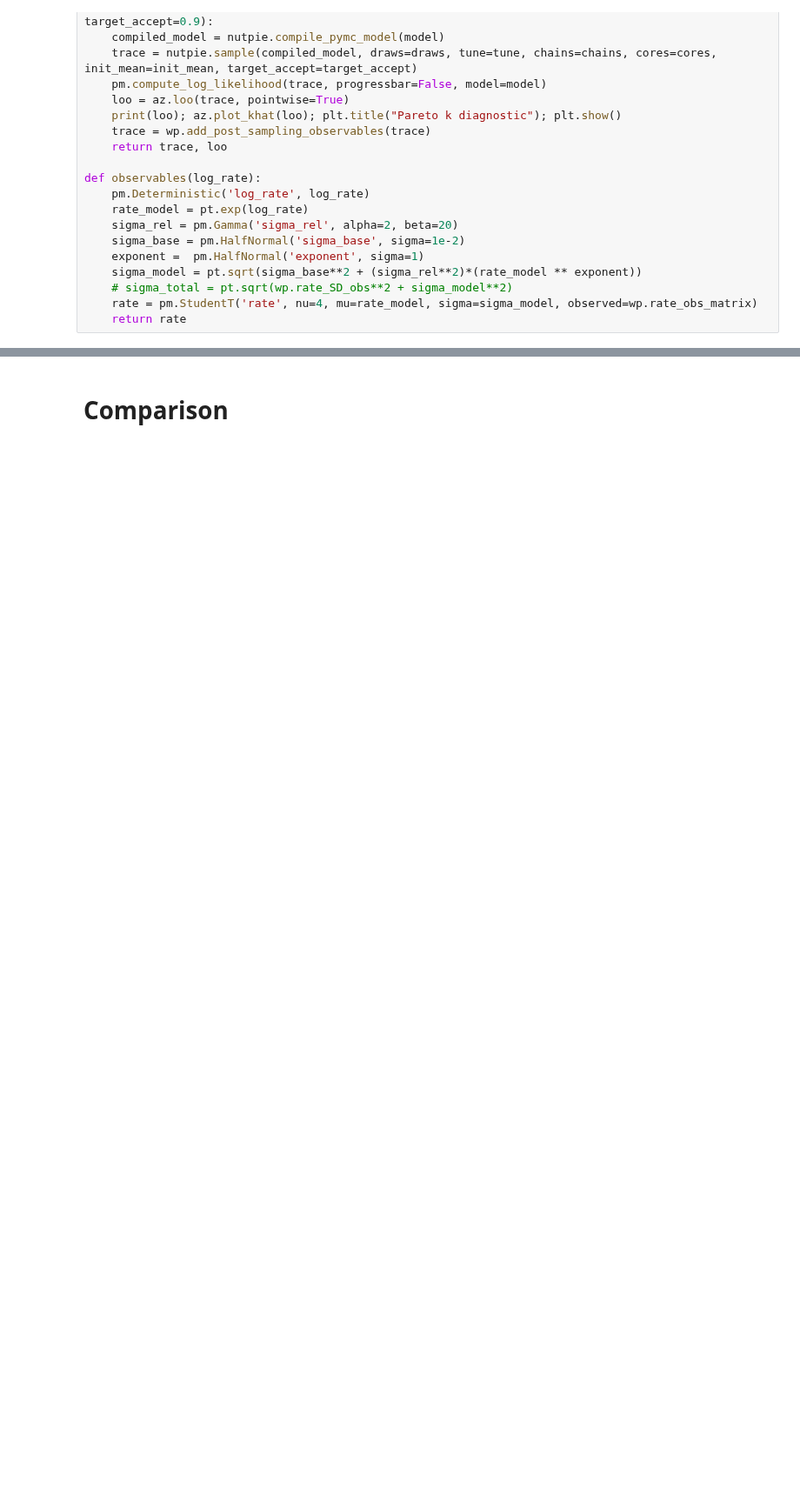
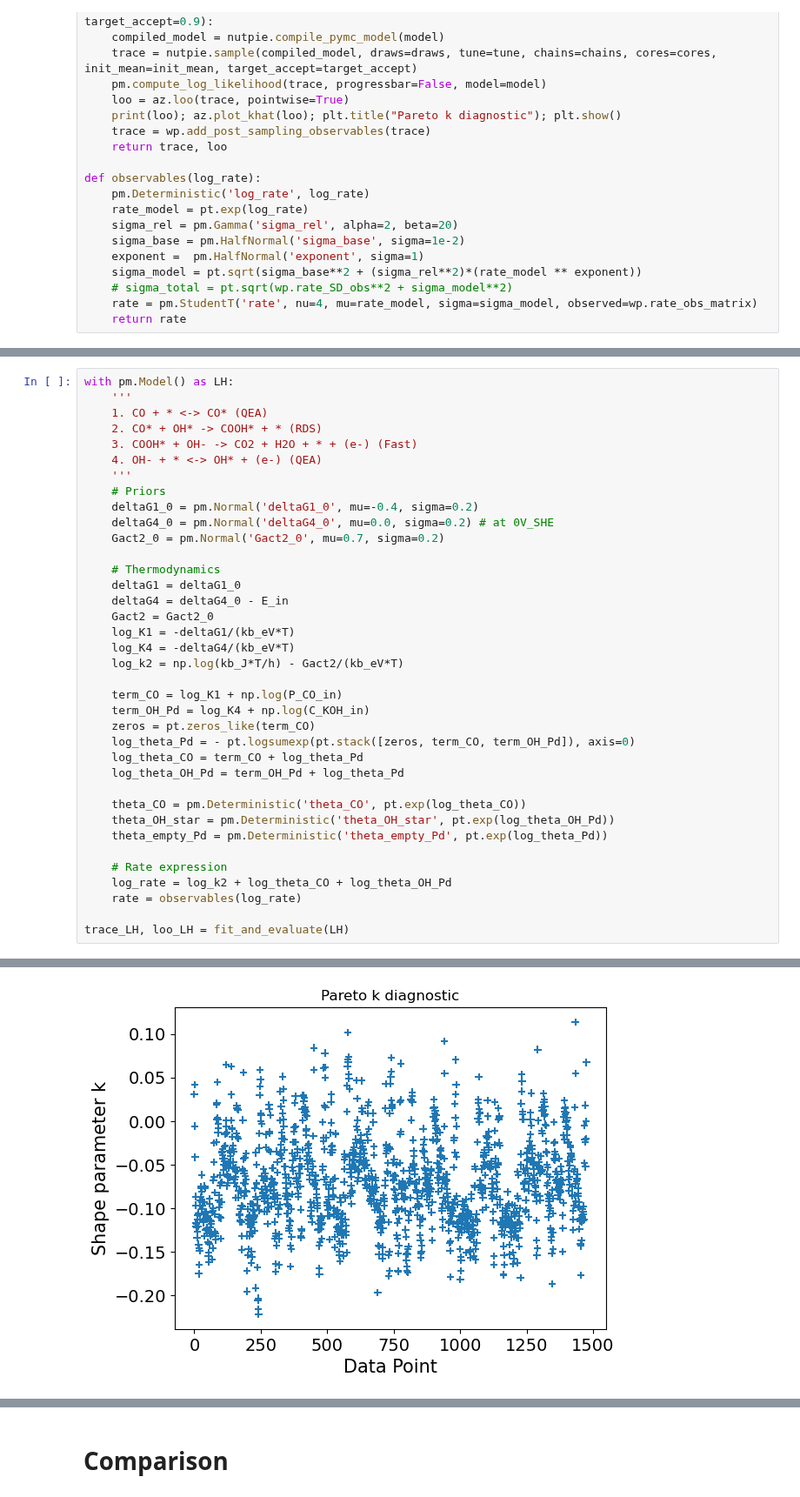
Before and after one commit to awasthivarun/MKM, a Jupyter notebook: AgPd_COOx/Pd100/Pd100_base.ipynb, the cells around one changed output, grey strips where cells are left out. Shown at 87% size. Drawn from its saved outputs; the diff is of its cells as text; blank space fills up the shorter version.

```diff
--- a/AgPd_COOx/Pd100/Pd100_base.ipynb
+++ b/AgPd_COOx/Pd100/Pd100_base.ipynb
@@ -101,0 +36,38 @@ plot_drc(LH_2, trace_LH_2, perturb_vars=['Gact2_0'], perturb_labels=['LH'])
+# %%
+with pm.Model() as LH:
+    '''
+    1. CO + * <-> CO* (QEA)
+    2. CO* + OH* -> COOH* + * (RDS)
+    3. COOH* + OH- -> CO2 + H2O + * + (e-) (Fast)
+    4. OH- + * <-> OH* + (e-) (QEA)
+    '''
+    # Priors
+    deltaG1_0 = pm.Normal('deltaG1_0', mu=-0.4, sigma=0.2)
+    deltaG4_0 = pm.Normal('deltaG4_0', mu=0.0, sigma=0.2) # at 0V_SHE
+    Gact2_0 = pm.Normal('Gact2_0', mu=0.7, sigma=0.2)
+
+    # Thermodynamics
+    deltaG1 = deltaG1_0
+    deltaG4 = deltaG4_0 - E_in
+    Gact2 = Gact2_0
+    log_K1 = -deltaG1/(kb_eV*T)
+    log_K4 = -deltaG4/(kb_eV*T)
+    log_k2 = np.log(kb_J*T/h) - Gact2/(kb_eV*T)
+
+    term_CO = log_K1 + np.log(P_CO_in)
+    term_OH_Pd = log_K4 + np.log(C_KOH_in)
+    zeros = pt.zeros_like(term_CO)
+    log_theta_Pd = - pt.logsumexp(pt.stack([zeros, term_CO, term_OH_Pd]), axis=0)
+    log_theta_CO = term_CO + log_theta_Pd
+    log_theta_OH_Pd = term_OH_Pd + log_theta_Pd
+
+    theta_CO = pm.Deterministic('theta_CO', pt.exp(log_theta_CO))
+    theta_OH_star = pm.Deterministic('theta_OH_star', pt.exp(log_theta_OH_Pd))
+    theta_empty_Pd = pm.Deterministic('theta_empty_Pd', pt.exp(log_theta_Pd))
+
+    # Rate expression
+    log_rate = log_k2 + log_theta_CO + log_theta_OH_Pd
+    rate = observables(log_rate)
+
+trace_LH, loo_LH = fit_and_evaluate(LH)
+# %% [output]
@@ -101,0 +97 @@ plot_drc(LH_2, trace_LH_2, perturb_vars=['Gact2_0'], perturb_labels=['LH'])
+[figure, added]
```
Also changed, not shown: parts of 16 cells of this notebook, 6 other files.
